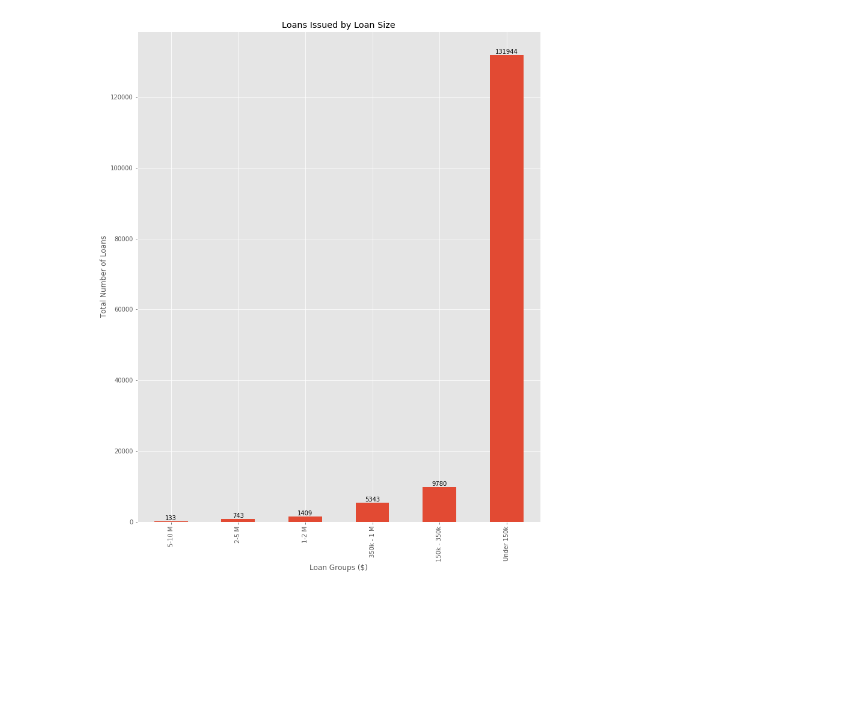
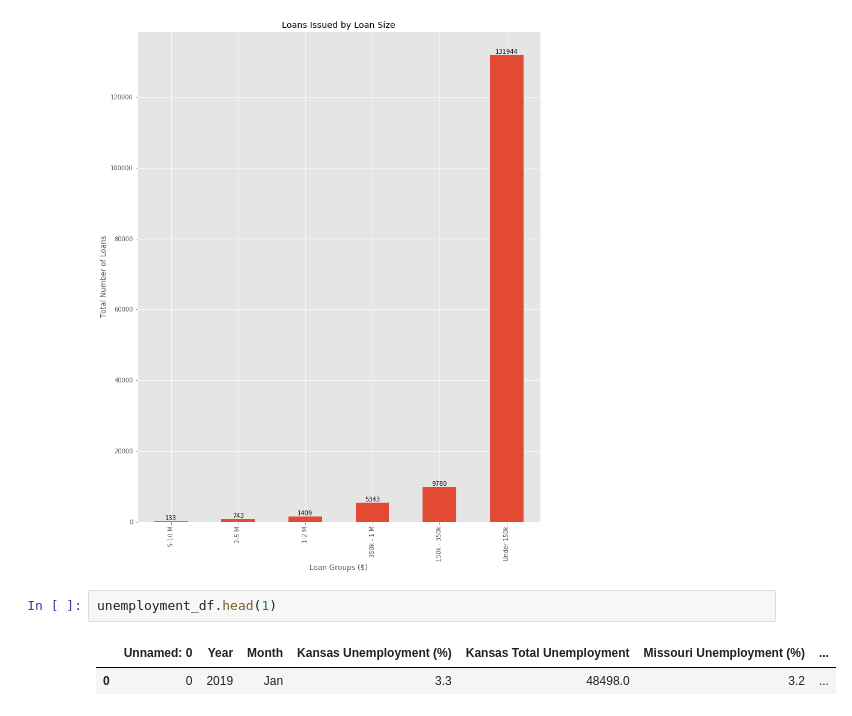
Before and after one commit to grecia1534/Project-1-KU-DATA, a Jupyter notebook: resources/Unemployment Analysis 1.ipynb, the cells around one changed output. Saved outputs shown, nothing was run; the diff lists cells and outputs as text; blank space fills up the shorter version.

```diff
--- a/resources/Unemployment Analysis 1.ipynb
+++ b/resources/Unemployment Analysis 1.ipynb
@@ -57,3 +57,8 @@ plt.savefig('Loans_Issued.png')
 plt.show()
 # %% [output]
 [figure]
+# %%
+unemployment_df.head(1)
+# %% [output]
+|  | Unnamed: 0 | Year | Month | Kansas Unemployment (%) | Kansas Total Unemployment | Missouri Unemployment (%) | ... |
+| 0 | 0 | 2019 | Jan | 3.3 | 48498.0 | 3.2 | ... |
```
Also changed, not shown: parts of 4 cells of this notebook, 1 other file.
